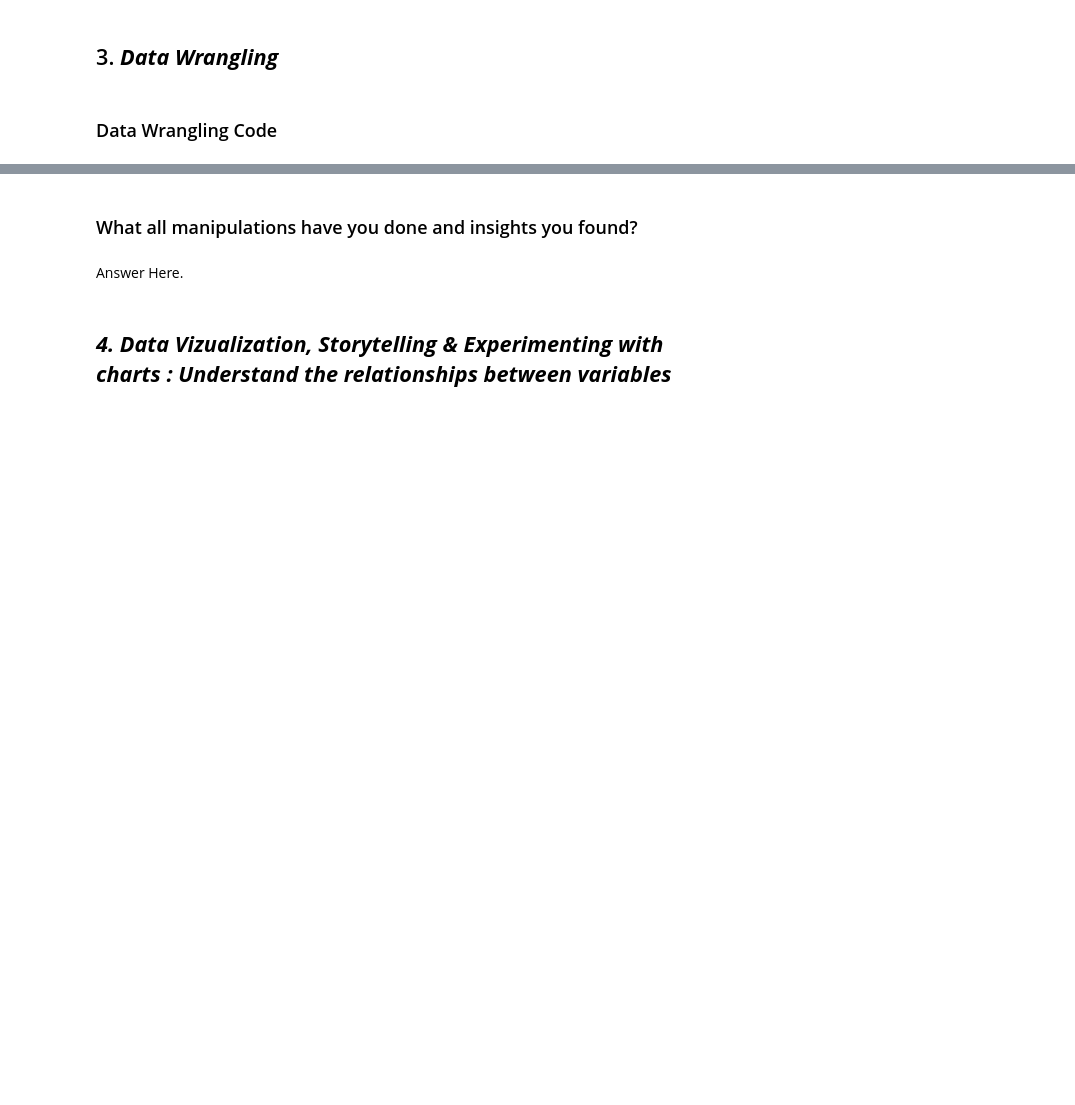
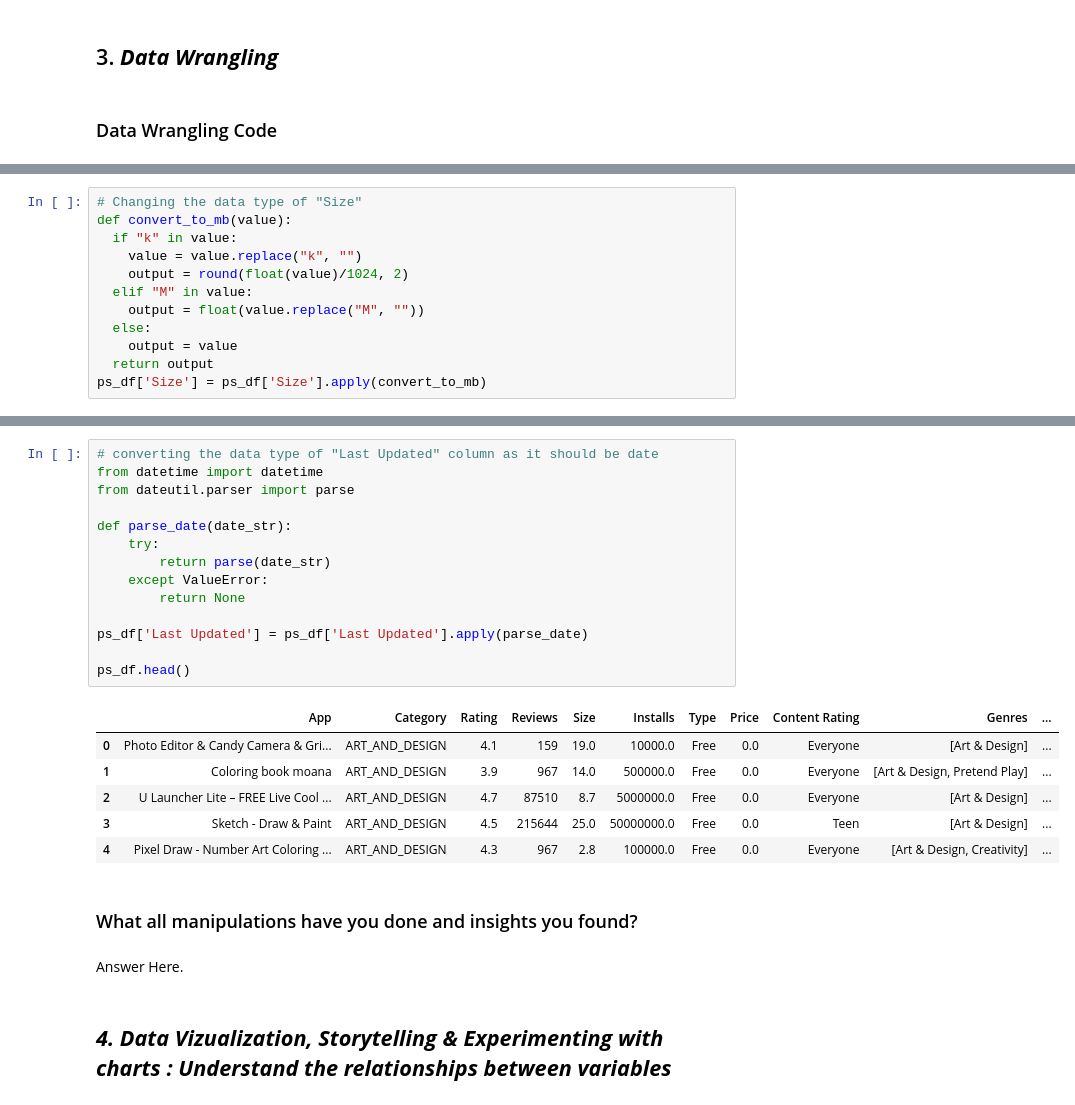
Before and after one commit to gawandegaurav60/Play-Store-Review-Analysis-EDA, a Jupyter notebook: Play_Store_App_Review_Exploratory_Data_Analysis.ipynb, the cells around one changed output, grey strips where cells are left out. Cells and saved outputs as stored; diff of their text form; blank space fills up the shorter version.

```diff
--- a/Play_Store_App_Review_Exploratory_Data_Analysis.ipynb
+++ b/Play_Store_App_Review_Exploratory_Data_Analysis.ipynb
@@ -327,0 +496,12 @@ Answer Here
+# %%
+# Changing the data type of "Size"
+def convert_to_mb(value):
+  if "k" in value:
+    value = value.replace("k", "")
+    output = round(float(value)/1024, 2)
+  elif "M" in value:
+    output = float(value.replace("M", ""))
+  else:
+    output = value
+  return output
+ps_df['Size'] = ps_df['Size'].apply(convert_to_mb)
@@ -328,3 +603,24 @@ Answer Here
+# %%
+# converting the data type of "Last Updated" column as it should be date
+from datetime import datetime
+from dateutil.parser import parse
+
+def parse_date(date_str):
+    try:
+        return parse(date_str)
+    except ValueError:
+        return None
+
+ps_df['Last Updated'] = ps_df['Last Updated'].apply(parse_date)
+
+ps_df.head()
+# %% [output]
+|  | App | Category | Rating | Reviews | Size | Installs | Type | Price | Content Rating | Genres | ... |
+| 0 | Photo Editor & Candy Camera & Gri... | ART_AND_DESIGN | 4.1 | 159 | 19.0 | 10000.0 | Free | 0.0 | Everyone | [Art & Design] | ... |
+| 1 | Coloring book moana | ART_AND_DESIGN | 3.9 | 967 | 14.0 | 500000.0 | Free | 0.0 | Everyone | [Art & Design, Pretend Play] | ... |
+| 2 | U Launcher Lite – FREE Live Cool ... | ART_AND_DESIGN | 4.7 | 87510 | 8.7 | 5000000.0 | Free | 0.0 | Everyone | [Art & Design] | ... |
+| 3 | Sketch - Draw & Paint | ART_AND_DESIGN | 4.5 | 215644 | 25.0 | 50000000.0 | Free | 0.0 | Teen | [Art & Design] | ... |
+| 4 | Pixel Draw - Number Art Coloring ... | ART_AND_DESIGN | 4.3 | 967 | 2.8 | 100000.0 | Free | 0.0 | Everyone | [Art & Design, Creativity] | ... |
 # %% [markdown]
 ### What all manipulations have you done and insights you found?
 # %% [markdown]
```
Also changed, not shown: parts of 32 cells of this notebook.
